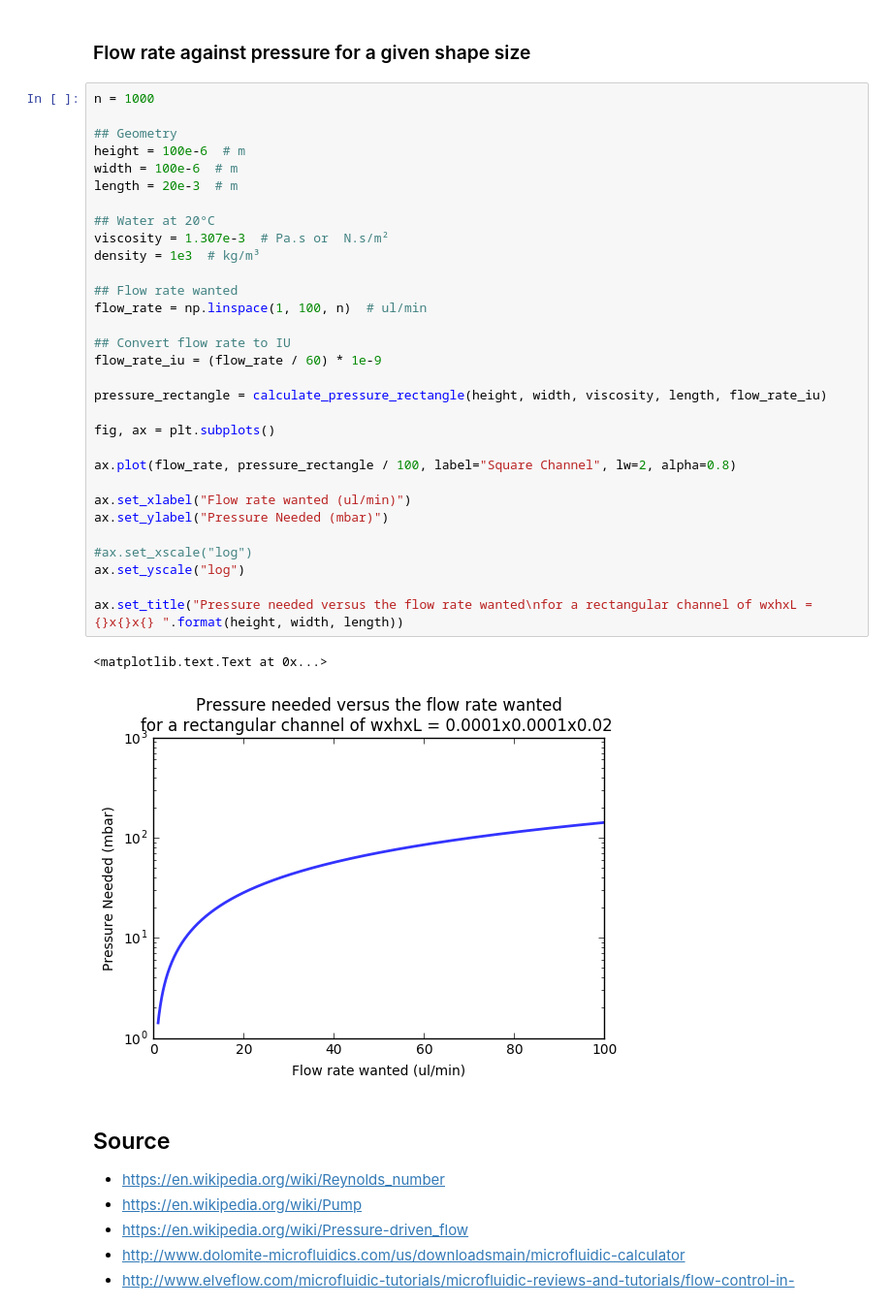
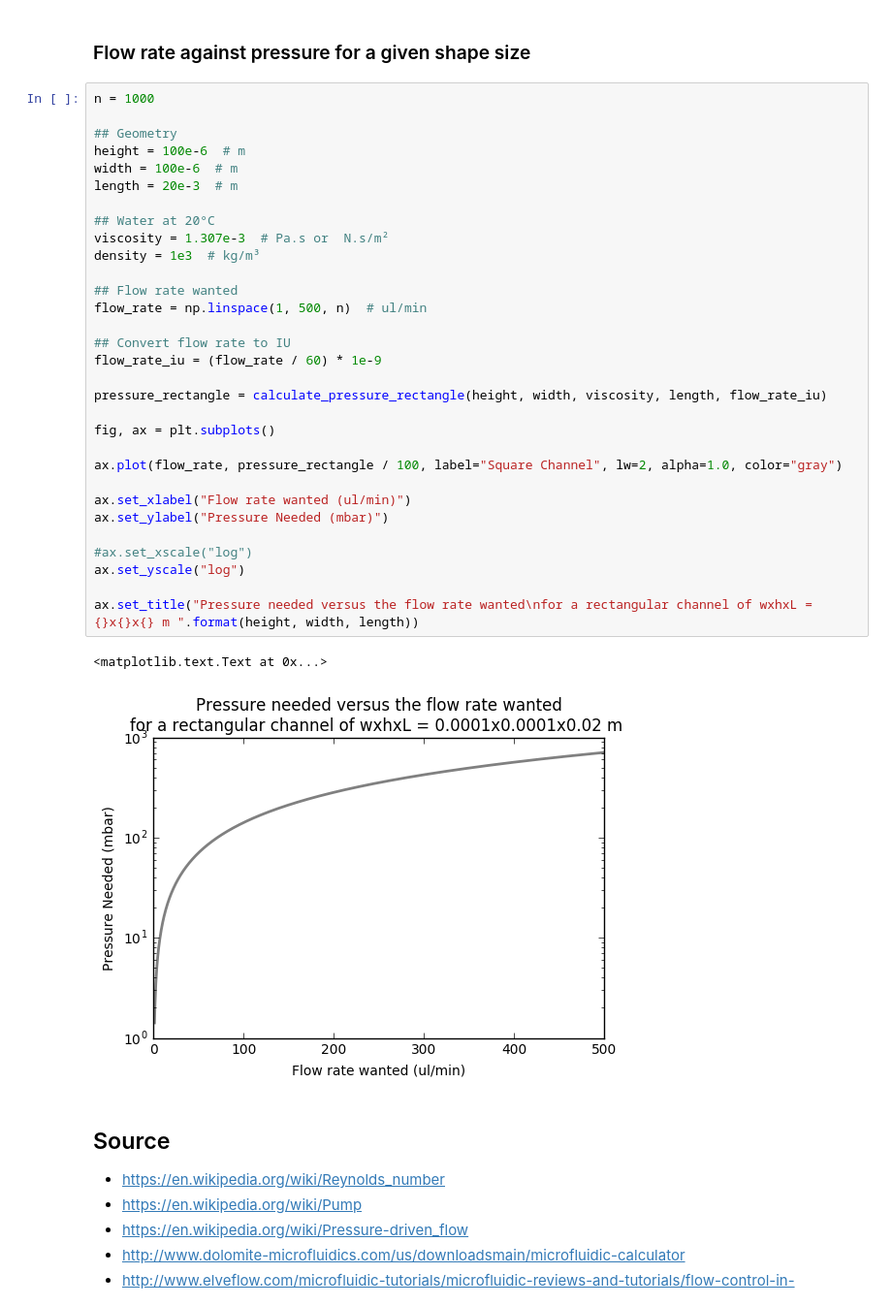
Before and after one commit to hadim/Public-Notebooks, a Jupyter notebook: Theory/Microfluidic Flow Rate/notebook.ipynb, the cells around one changed output. Shown at 97% size. Drawn from its saved outputs; the diff is of its cells as text.

```diff
--- a/Theory/Microfluidic Flow Rate/notebook.ipynb
+++ b/Theory/Microfluidic Flow Rate/notebook.ipynb
@@ -252,37 +252,37 @@ ax.set_title("Pressure needed versus the shape size\nfor a flow rate of {} ul/mi
 # %%
 n = 1000
 
 ## Geometry
 height = 100e-6  # m
 width = 100e-6  # m
 length = 20e-3  # m
 
 ## Water at 20°C
 viscosity = 1.307e-3  # Pa.s or  N.s/m²
 density = 1e3  # kg/m³
 
 ## Flow rate wanted
-flow_rate = np.linspace(1, 100, n)  # ul/min
+flow_rate = np.linspace(1, 500, n)  # ul/min
 
 ## Convert flow rate to IU
 flow_rate_iu = (flow_rate / 60) * 1e-9
 
 pressure_rectangle = calculate_pressure_rectangle(height, width, viscosity, length, flow_rate_iu)
 
 fig, ax = plt.subplots()
 
-ax.plot(flow_rate, pressure_rectangle / 100, label="Square Channel", lw=2, alpha=0.8)
+ax.plot(flow_rate, pressure_rectangle / 100, label="Square Channel", lw=2, alpha=1.0, color="gray")
 
 ax.set_xlabel("Flow rate wanted (ul/min)")
 ax.set_ylabel("Pressure Needed (mbar)")
 
 #ax.set_xscale("log")
 ax.set_yscale("log")
 
-ax.set_title("Pressure needed versus the flow rate wanted\nfor a rectangular channel of wxhxL = {}x{}x{} ".format(height, width, length))
+ax.set_title("Pressure needed versus the flow rate wanted\nfor a rectangular channel of wxhxL = {}x{}x{} m ".format(height, width, length))
 # %% [output]
 <matplotlib.text.Text at 0x...>
-[figure, old version]
+[figure, new version]
 # %% [markdown]
 ## Source
 
```
